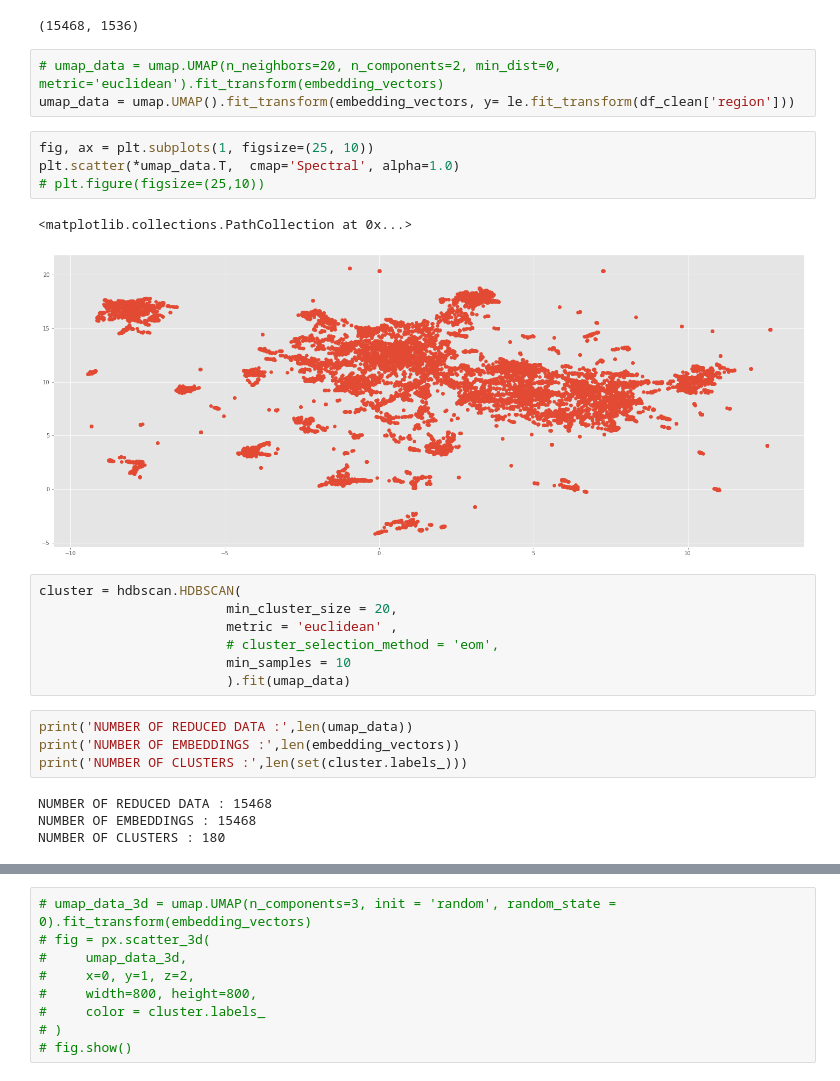
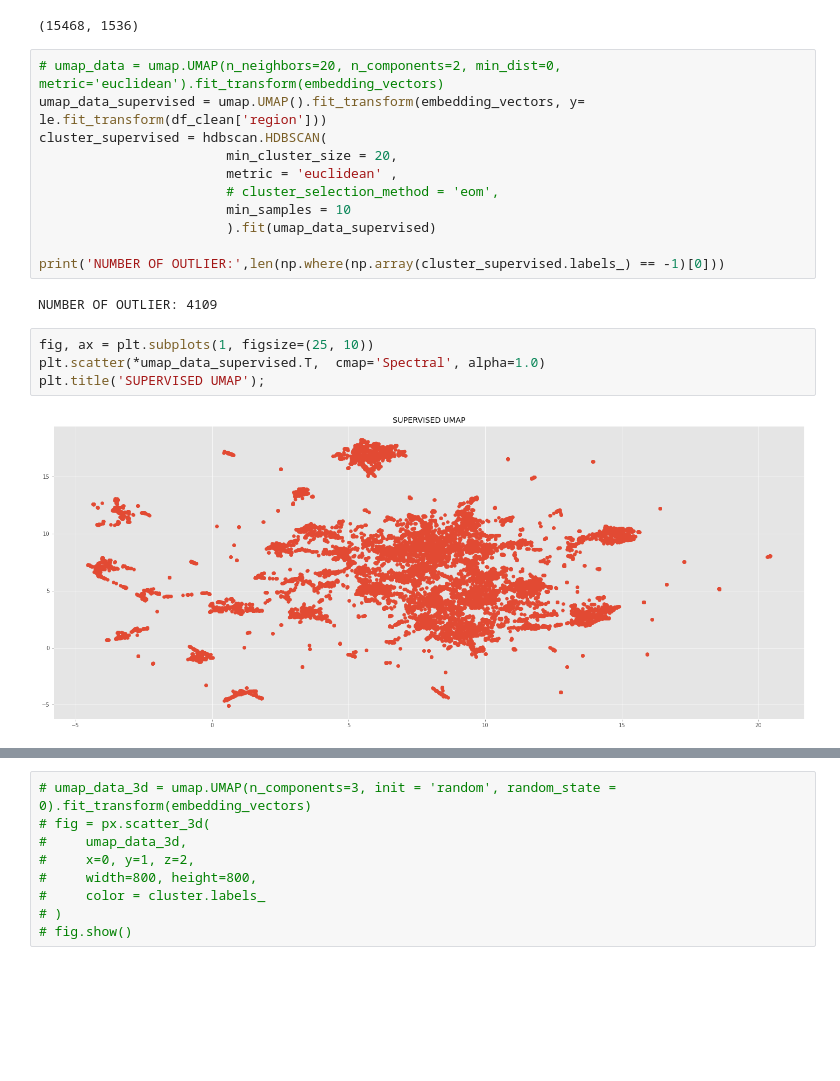
Before and after one commit to malinphy/e_repo, a Jupyter notebook: bbc_data_EDA.ipynb, the cells around one changed output, grey strips where cells are left out. Saved outputs shown, nothing was run; the diff lists cells and outputs as text; blank space fills up the shorter version.

```diff
--- a/bbc_data_EDA.ipynb
+++ b/bbc_data_EDA.ipynb
@@ -212,26 +201,20 @@ print((embedding_vectors).shape)
 (15468, 1536)
 # %%
 # umap_data = umap.UMAP(n_neighbors=20, n_components=2, min_dist=0, metric='euclidean').fit_transform(embedding_vectors)
-umap_data = umap.UMAP().fit_transform(embedding_vectors, y= le.fit_transform(df_clean['region']))
+umap_data_supervised = umap.UMAP().fit_transform(embedding_vectors, y= le.fit_transform(df_clean['region']))
+cluster_supervised = hdbscan.HDBSCAN(
+                        min_cluster_size = 20,
+                        metric = 'euclidean' ,
+                        # cluster_selection_method = 'eom',
+                        min_samples = 10
+                        ).fit(umap_data_supervised)
+
+print('NUMBER OF OUTLIER:',len(np.where(np.array(cluster_supervised.labels_) == -1)[0]))
+# %% [output]
+NUMBER OF OUTLIER: 4109
 # %%
 fig, ax = plt.subplots(1, figsize=(25, 10))
-plt.scatter(*umap_data.T,  cmap='Spectral', alpha=1.0)
-# plt.figure(figsize=(25,10))
+plt.scatter(*umap_data_supervised.T,  cmap='Spectral', alpha=1.0)
+plt.title('SUPERVISED UMAP');
 # %% [output]
-<matplotlib.collections.PathCollection at 0x...>
-[figure, old version]
+[figure, new version]
-# %%
-cluster = hdbscan.HDBSCAN(
-                        min_cluster_size = 20,
-                        metric = 'euclidean' ,
-                        # cluster_selection_method = 'eom',
-                        min_samples = 10
-                        ).fit(umap_data)
-# %%
-print('NUMBER OF REDUCED DATA :',len(umap_data))
-print('NUMBER OF EMBEDDINGS :',len(embedding_vectors))
-print('NUMBER OF CLUSTERS :',len(set(cluster.labels_)))
-# %% [output]
-NUMBER OF REDUCED DATA : 15468
-NUMBER OF EMBEDDINGS : 15468
-NUMBER OF CLUSTERS : 180
```
Also changed, not shown: parts of 11 cells of this notebook.
